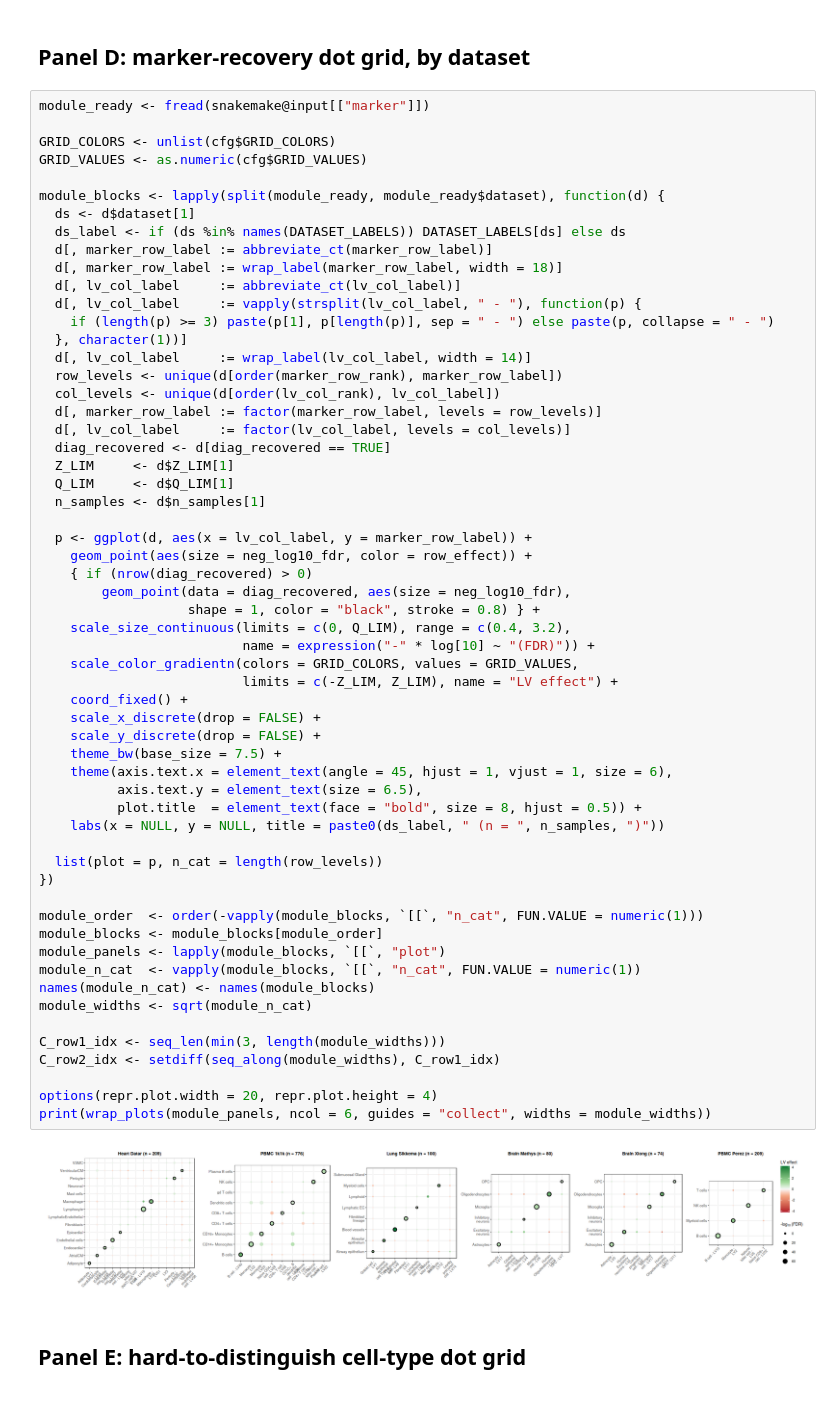
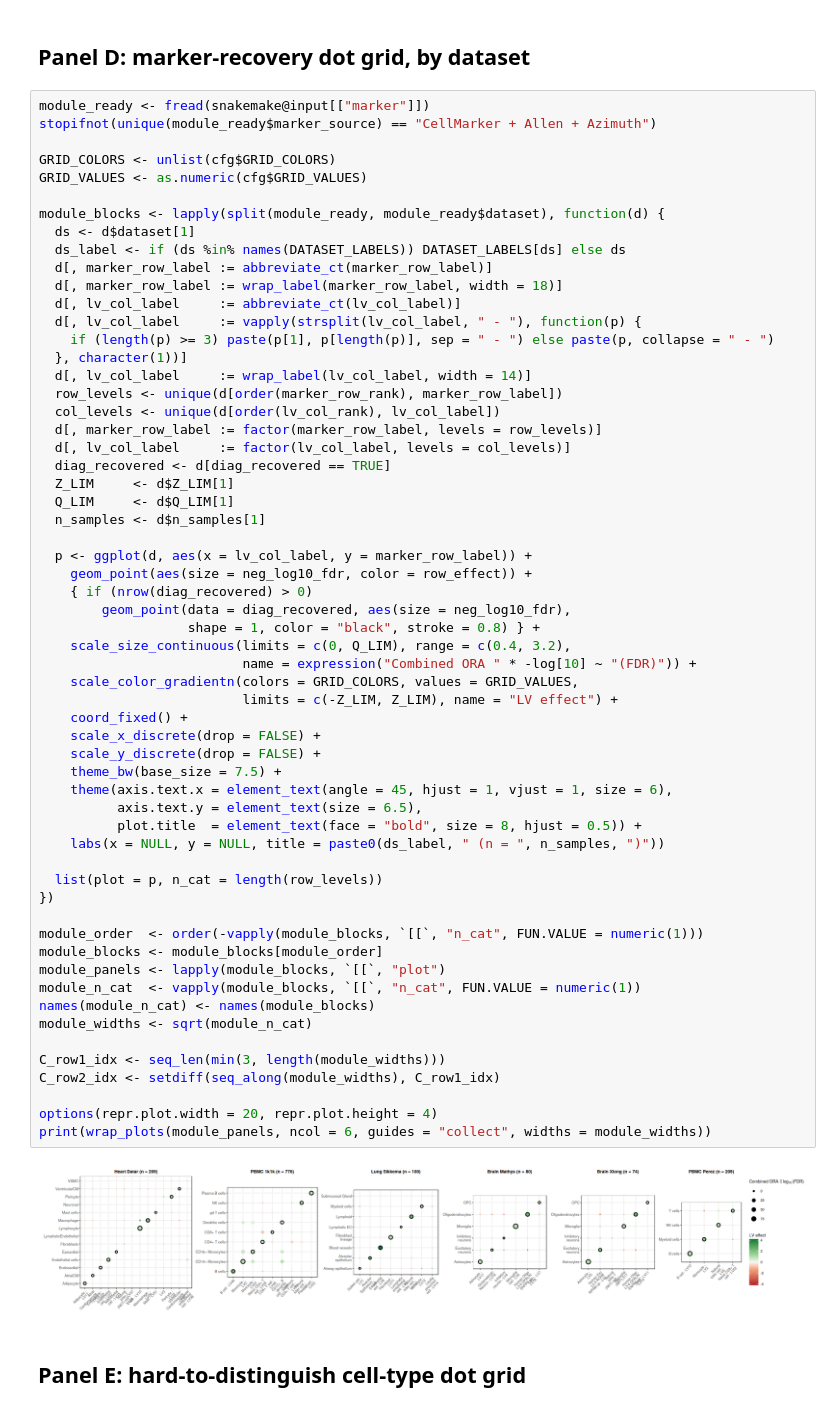
Before and after one commit to pivlab/clamp-analyses, a Jupyter notebook: nbs/99_panels/fig2.executed.ipynb, the cells around one changed output. Saved outputs shown, nothing was run; the diff lists cells and outputs as text.

```diff
--- a/nbs/99_panels/fig2.executed.ipynb
+++ b/nbs/99_panels/fig2.executed.ipynb
@@ -343,6 +343,7 @@ print(plot_B)
 ## Panel D: marker-recovery dot grid, by dataset
 # %%
 module_ready <- fread(snakemake@input[["marker"]])
+stopifnot(unique(module_ready$marker_source) == "CellMarker + Allen + Azimuth")
 
 GRID_COLORS <- unlist(cfg$GRID_COLORS)
 GRID_VALUES <- as.numeric(cfg$GRID_VALUES)
@@ -372,35 +373,35 @@ module_blocks <- lapply(split(module_ready, module_ready$dataset), function(d) {
         geom_point(data = diag_recovered, aes(size = neg_log10_fdr),
                    shape = 1, color = "black", stroke = 0.8) } +
     scale_size_continuous(limits = c(0, Q_LIM), range = c(0.4, 3.2),
-                          name = expression("-" * log[10] ~ "(FDR)")) +
+                          name = expression("Combined ORA " * -log[10] ~ "(FDR)")) +
     scale_color_gradientn(colors = GRID_COLORS, values = GRID_VALUES,
                           limits = c(-Z_LIM, Z_LIM), name = "LV effect") +
     coord_fixed() +
     scale_x_discrete(drop = FALSE) +
     scale_y_discrete(drop = FALSE) +
     theme_bw(base_size = 7.5) +
     theme(axis.text.x = element_text(angle = 45, hjust = 1, vjust = 1, size = 6),
           axis.text.y = element_text(size = 6.5),
           plot.title  = element_text(face = "bold", size = 8, hjust = 0.5)) +
     labs(x = NULL, y = NULL, title = paste0(ds_label, " (n = ", n_samples, ")"))
 
   list(plot = p, n_cat = length(row_levels))
 })
 
 module_order  <- order(-vapply(module_blocks, `[[`, "n_cat", FUN.VALUE = numeric(1)))
 module_blocks <- module_blocks[module_order]
 module_panels <- lapply(module_blocks, `[[`, "plot")
 module_n_cat  <- vapply(module_blocks, `[[`, "n_cat", FUN.VALUE = numeric(1))
 names(module_n_cat) <- names(module_blocks)
 module_widths <- sqrt(module_n_cat)
 
 C_row1_idx <- seq_len(min(3, length(module_widths)))
 C_row2_idx <- setdiff(seq_along(module_widths), C_row1_idx)
 
 options(repr.plot.width = 20, repr.plot.height = 4)
 print(wrap_plots(module_panels, ncol = 6, guides = "collect", widths = module_widths))
 # %% [output]
-[figure, old version]
+[figure, new version]
 # %% [markdown]
 ## Panel E: hard-to-distinguish cell-type dot grid
 # %%
```
Also changed, not shown: parts of 6 cells of this notebook, 42 other files.
